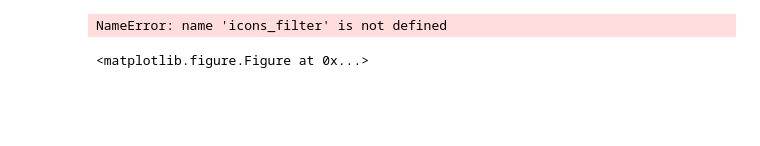
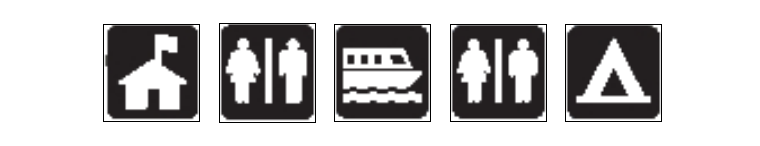
Before and after one commit to vlandham/national_parks_map_extract, a Jupyter notebook: notebook/image_filter_for_icons.ipynb, the cells around one changed output. Saved outputs shown, nothing was run; the diff lists cells and outputs as text; code cells hidden in the pictures; blank space fills up the shorter version.

```diff
--- a/notebook/image_filter_for_icons.ipynb
+++ b/notebook/image_filter_for_icons.ipynb
@@ -142,13 +267,18 @@ io.imshow(fimg_bw)
 # %%
+# display the icons
+import math
+
 fig = plt.figure()
+width = 5
+height = math.ceil(len(icons) / float(width))
+#width = len(icons_filter) / 2
 i = 1
-for icon in icons_filter:
+for icon in icons:
     #ddd = fimg_bw[b.y1:b.y_extent(), b.x1:b.x_extent(), :]
-    ax = fig.add_subplot(10,10,i)
+    ax = fig.add_subplot(height,width,i)
     ax.set_xticks([])
     ax.set_yticks([])
     i += 1
     im = ax.imshow(icon)
 # %% [output]
-NameError: name 'icons_filter' is not defined
-<matplotlib.figure.Figure at 0x...>
+[figure, added]
```
Also changed, not shown: parts of 27 cells of this notebook, 1 other file.
